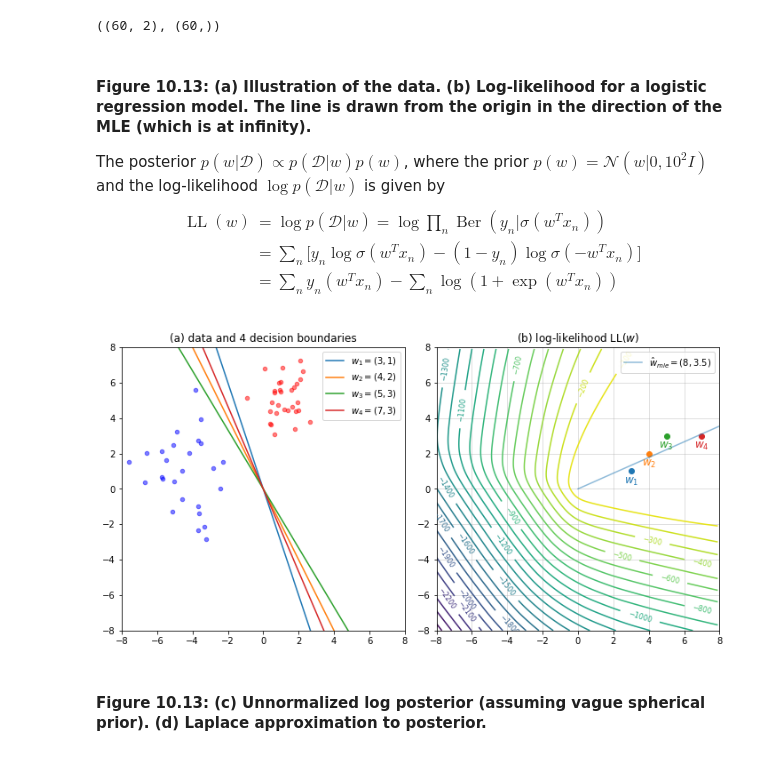
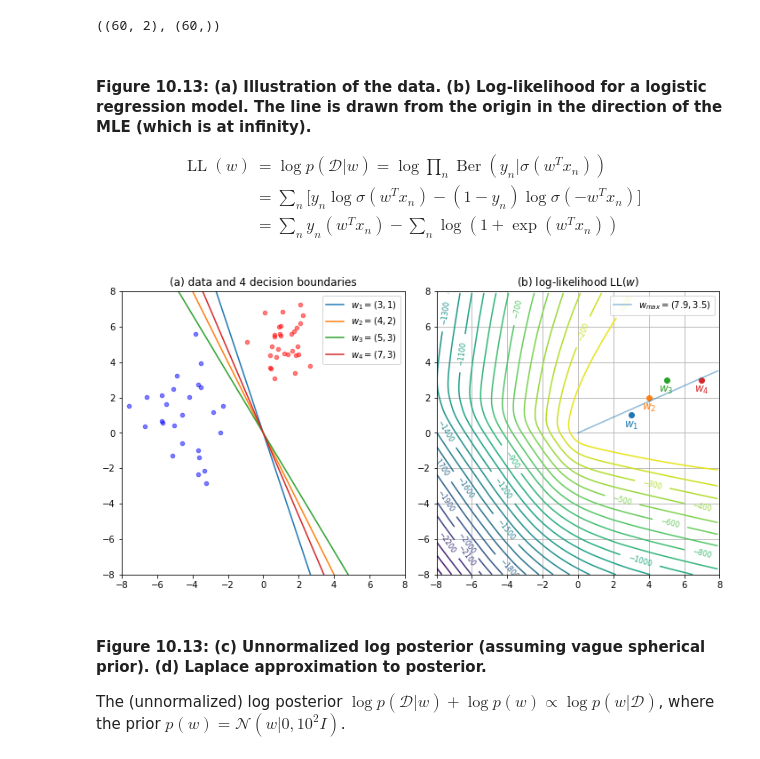
Before and after one commit to chofchof/probml, a Jupyter notebook: notebooks/book1/10/logreg_laplace_demo.ipynb, the cells around one changed output. Drawn from its saved outputs; the diff is of its cells as text; code cells hidden in the pictures.

```diff
--- a/notebooks/book1/10/logreg_laplace_demo.ipynb
+++ b/notebooks/book1/10/logreg_laplace_demo.ipynb
@@ -17,15 +17,15 @@ D = 2
 N_zeros = np.zeros(N)
 N_ones = np.ones(N)
 
-mu1 = np.stack((N_ones, 5 * N_ones), axis=1)  # shape (N, D)
-mu2 = np.stack((-5 * N_ones, N_ones), axis=1) # shape (N, D)
+mu1 = np.stack((N_ones, 5 * N_ones), axis=1)  # mu1 = (1, 5) of shape (N, D)
+mu2 = np.stack((-5 * N_ones, N_ones), axis=1) # mu2 = (-5, 1) of shape (N, D)
 
-std1 = 1
-std2 = 1.1
+sigma1 = 1
+sigma2 = 2.2
 
 rng = np.random.default_rng(seed=12)
-X1 = std1 * rng.standard_normal((N, D)) + mu1
-X2 = 2 * std2 * rng.standard_normal((N, D)) + mu2
+X1 = rng.normal(loc=mu1, scale=sigma1, size=(N, D)) # y = 1
+X2 = rng.normal(loc=mu2, scale=sigma2, size=(N, D)) # y = 0
 
 X = np.concatenate((X1, X2), axis=0)
 y = np.concatenate((N_ones, N_zeros), axis=0)
@@ -35,8 +35,6 @@ X.shape, y.shape
 # %% [markdown]
 #### Figure 10.13: (a) Illustration of the data. (b) Log-likelihood for a logistic regression model. The line is drawn from the origin in the direction of the MLE (which is at infinity).
 
-The posterior $p(w|\mathcal{D})\propto p(\mathcal{D}|w)p(w)$, where the prior $p(w)=\mathcal{N}(w|0, 10^2I)$
-and the log-likelihood $\log p(\mathcal{D}|w)$ is given by
 $$
 \begin{align*}
 \operatorname{LL}(w) &= \log p(\mathcal{D}|w) = \log\prod_n\operatorname{Ber}(y_n|\sigma(w^Tx_n)) \\
@@ -47,54 +45,57 @@ $$
 # %%
 weights = np.array([[3, 1], [4, 2], [5, 3], [7, 3]])
 
-xs = np.arange(-8, 8, 0.1)
+lim = (-8, 8)
+xs = np.arange(*lim, 0.1)
 xx, yy = np.meshgrid(xs, xs)
 
 W = np.stack((xx.ravel(), yy.ravel()), axis=1)
-log_likelihood = np.dot(W @ X.T, y) - np.sum(np.log(1 + np.exp(W @ X.T)), axis=1)
+log_likelihood = np.dot(W @ X.T, y) - np.sum(np.log(1 + np.exp(W @ X.T)), axis=-1)
 
 fig, (ax1, ax2) = plt.subplots(ncols=2, figsize=(10,5))
 
 # (a) Plotting data
 
 ax1.scatter(*X[y == 1].T, s=20, marker='o', color='red', alpha=0.5)
 ax1.scatter(*X[y == 0].T, s=20, marker='o', color='blue', alpha=0.5)
 for i, w in enumerate(weights):
     # decision boundary = -w[0] / w[1] = -b / w
-    ax1.plot(xs, -xs * w[0] / w[1], label=f'$w_{i+1}=({w[0]},{w[1]})$')
-
-ax1.set_xlim([-8, 8])
-ax1.set_ylim([-8, 8])
+    ax1.axline(
+        xy1=(0, 0), slope=-w[0] / w[1], color=f'C{i}',
+        label=f'$w_{i+1}=({w[0]},{w[1]})$'
+    )
+ax1.set_xlim(lim)
+ax1.set_ylim(lim)
 ax1.set_aspect('equal')
 ax1.set_title('(a) data and 4 decision boundaries')
 ax1.legend()
 
 # (b) Plotting log-likelihood
 cs = ax2.contour(xx, yy, log_likelihood.reshape(xx.shape), levels=30)
 ax2.clabel(cs, inline=True, fontsize=8)
 for i, w in enumerate(weights):
     ax2.plot(w[0], w[1], marker='o', color=f'C{i}')
     ax2.text(w[0], w[1]-0.25, f'$w_{i+1}$', color=f'C{i}', ha='center', va='top', fontsize=12)
 
-w_mle = W[np.argmax(log_likelihood)]
-#ax2.axline((w_mle[0], w_mle[1]), slope=w_mle[1] / w_mle[0], alpha=0.5)
+w_max = W[np.argmax(log_likelihood)]
 ax2.plot(
-    (0, 8), (0, 8 * w_mle[1] / w_mle[0]), alpha=0.5,
-    label=f'$\hat w_{{mle}}=(8, {8 * w_mle[1] / w_mle[0]:.1f})$'
+    (0, w_max[0]), (0, w_max[1]), alpha=0.5,
+    label=f'$w_{{max}}=({w_max[0]:.1f}, {w_max[1]:.1f})$'
 )
-
-ax2.set_xlim([-8, 8])
-ax2.set_ylim([-8, 8])
+ax2.set_xlim(lim)
+ax2.set_ylim(lim)
 ax2.set_aspect('equal')
 ax2.set_title('(b) log-likelihood $\operatorname{LL}(w)$')
 ax2.grid(True)
 ax2.legend()
 
 # fig.colorbar(cs, ax=ax2)
 fig.tight_layout()
 # %% [output]
-[figure, old version]
+[figure, new version]
 # %% [markdown]
 #### Figure 10.13: (c) Unnormalized log posterior (assuming vague spherical prior). (d) Laplace approximation to posterior.
+
+The (unnormalized) log posterior $\log p(\mathcal{D}|w) + \log p(w) \propto \log p(w|\mathcal{D})$, where the prior $p(w)=\mathcal{N}(w|0, 10^2I)$.
 # %%
 from scipy.stats import multivariate_normal
```
Also changed, not shown: parts of 2 cells of this notebook, 3 other files.
